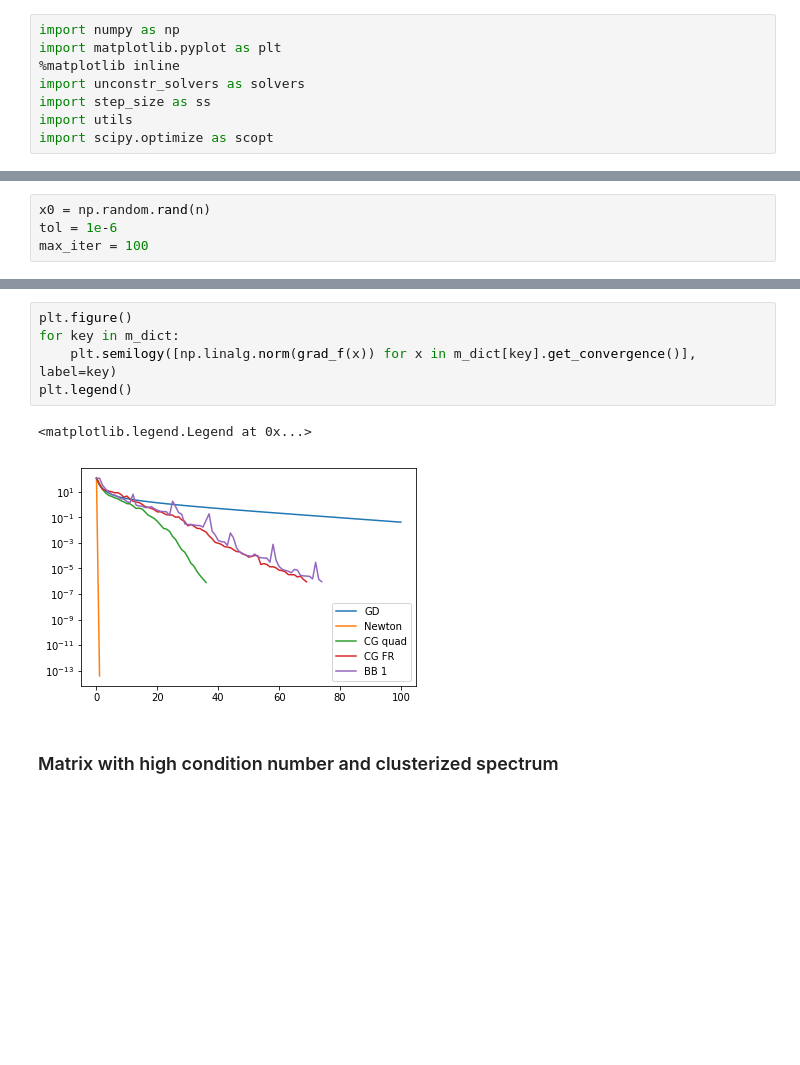
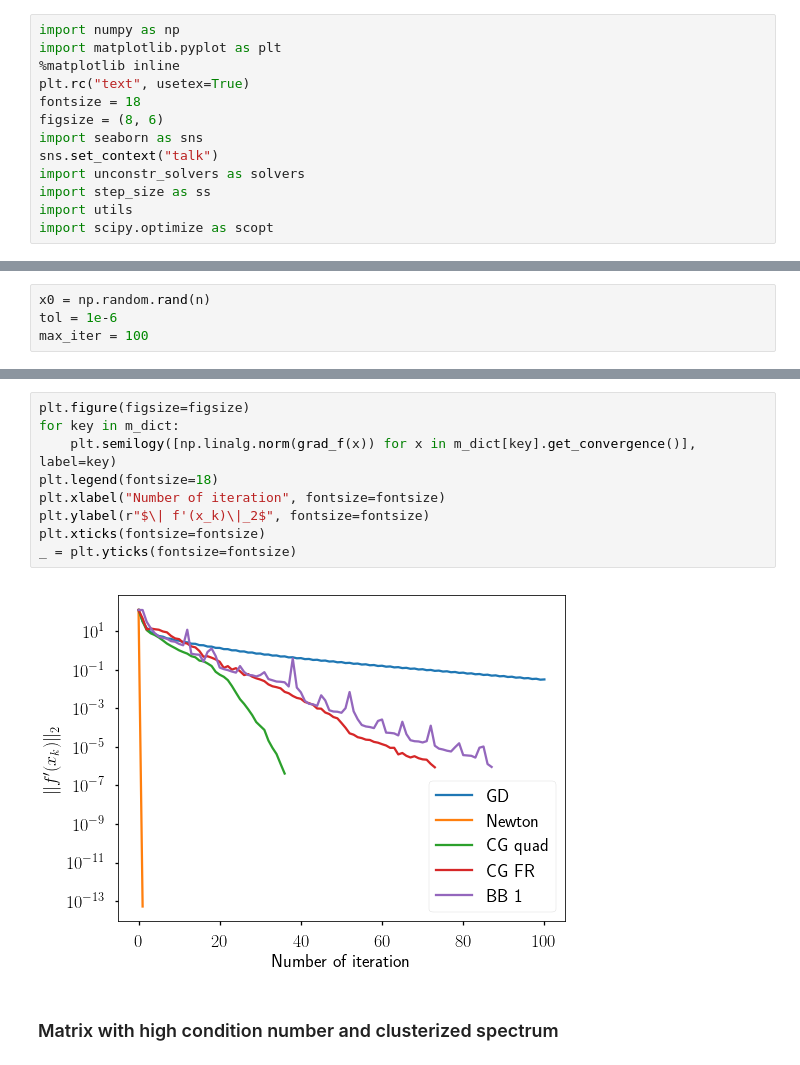
Before and after one commit to amkatrutsa/liboptpy, a Jupyter notebook: demo_unconstr_solvers.ipynb, the cells around one changed output, grey strips where cells are left out. Saved outputs shown, nothing was run; the diff lists cells and outputs as text; blank space fills up the shorter version.

```diff
--- a/demo_unconstr_solvers.ipynb
+++ b/demo_unconstr_solvers.ipynb
@@ -2,6 +2,11 @@
 import numpy as np
 import matplotlib.pyplot as plt
 %matplotlib inline
+plt.rc("text", usetex=True)
+fontsize = 18
+figsize = (8, 6)
+import seaborn as sns
+sns.set_context("talk")
 import unconstr_solvers as solvers
 import step_size as ss
 import utils
@@ -68,11 +77,14 @@ Function value = -4.103845996375298
 # %%
-plt.figure()
+plt.figure(figsize=figsize)
 for key in m_dict:
     plt.semilogy([np.linalg.norm(grad_f(x)) for x in m_dict[key].get_convergence()], label=key)
-plt.legend()
+plt.legend(fontsize=18)
+plt.xlabel("Number of iteration", fontsize=fontsize)
+plt.ylabel(r"$\| f'(x_k)\|_2$", fontsize=fontsize)
+plt.xticks(fontsize=fontsize)
+_ = plt.yticks(fontsize=fontsize)
 # %% [output]
-<matplotlib.legend.Legend at 0x...>
-[figure, old version]
+[figure, new version]
 # %% [markdown]
 ### Matrix with high condition number and clusterized spectrum
 # %%
```
Also changed, not shown: parts of 10 cells of this notebook.
